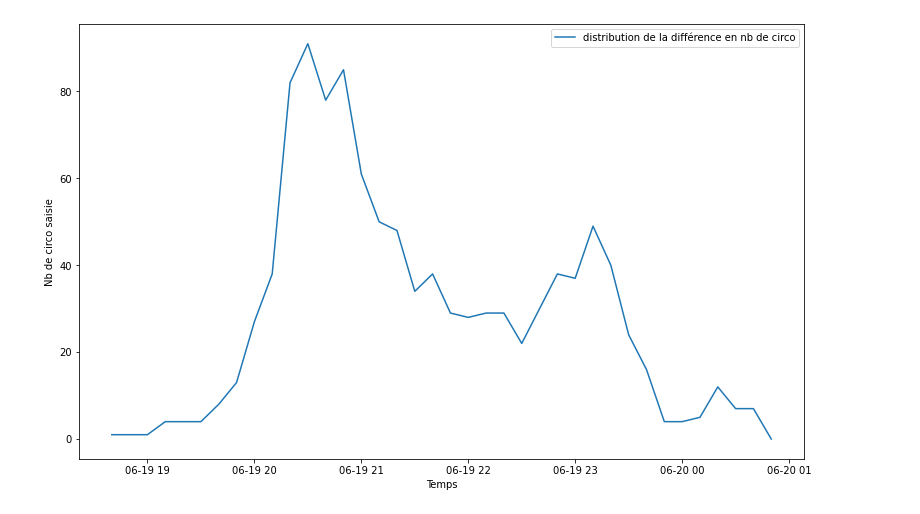
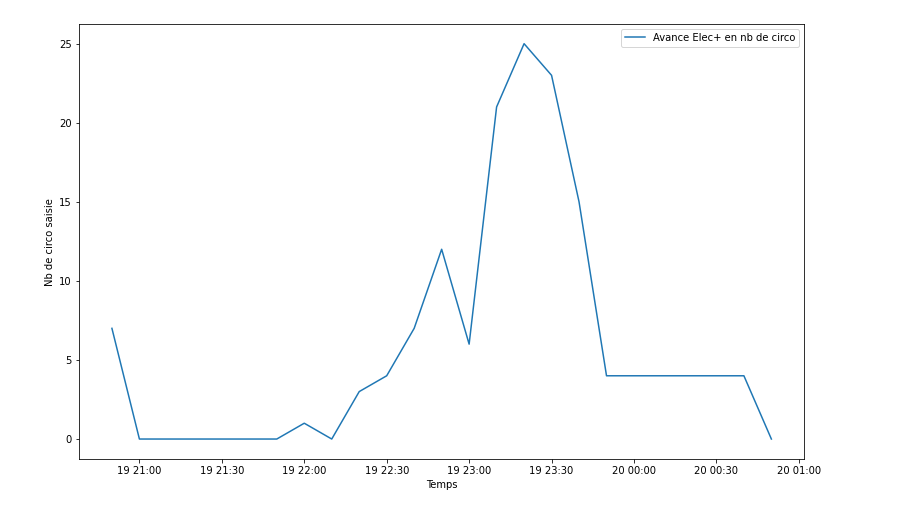
Before and after one commit to Thabet-Chaaouri/ElectionsFTV, a Jupyter notebook: EtudeElec.ipynb, the cells around one changed output. Cells and saved outputs as stored; diff of their text form; code cells hidden in the pictures.

```diff
--- a/EtudeElec.ipynb
+++ b/EtudeElec.ipynb
@@ -18,3 +31,6 @@ df_elec_excence=df_elec_excence.drop(["Value","GMT_TIME", "Name"], axis=1)
 # %%
+#Calcul du delta Elec Excense en heures puis en minutes
 df_elec_excence["delta_saisie"]=df_elec_excence["Date première saisie excense"]-df_elec_excence["Date première saisie"]
 df_elec_excence["delta en minutes"] =df_elec_excence["delta_saisie"].dt.total_seconds()/60
+# Eliminer les outre mers
+df_elec_excence = df_elec_excence.drop(df_elec_excence[~df_elec_excence.LIEU.str.startswith("0")].index)
@@ -96,8 +112,3 @@ ax.legend();
-# %%
-first_sais_elec=pd.DataFrame(df_elec_excence.resample('10T', on="Date première saisie").LIEU.count().cumsum()).reset_index()
-last_sais_elec=pd.DataFrame(df_elec_excence.resample('10T', on="Date dernière saisie").LIEU.count().cumsum()).reset_index()
-first_sais_exce=pd.DataFrame(df_elec_excence.resample('10T', on="Date première saisie excense").LIEU.count().cumsum()).reset_index()
-Compa_firstsaisie=pd.merge(first_sais_elec,first_sais_exce, left_on="Date première saisie", right_on="Date première saisie excense", how="outer" )
 # %%
 Compa_firstsaisie=Compa_firstsaisie.drop("Date première saisie excense", axis=1)
 
@@ -116,0 +147,18 @@ Compa_firstsaisie["delta_nb_circo"]=Compa_firstsaisie.nb_circo_elec-Compa_firsts
+# %%
+def build_cumsum_circo(antenne):
+    df_antenne=df_elec_excence.loc[df_elec_excence.REDACTION==antenne]
+    first_sais_antenne_elec=pd.DataFrame(df_antenne.resample('10T', on="Date première saisie").LIEU.count().cumsum()).reset_index()
+    first_sais_antenne_exce=pd.DataFrame(df_antenne.resample('10T', on="Date première saisie excense").LIEU.count().cumsum()).reset_index()
+    Compa_firstsaisie_antenne=pd.merge(first_sais_antenne_elec,first_sais_antenne_exce, left_on="Date première saisie", right_on="Date première saisie excense",
+                           how="outer" )
+    Compa_firstsaisie_antenne=Compa_firstsaisie_antenne.drop("Date première saisie excense", axis=1)
+    Compa_firstsaisie_antenne.rename({"LIEU_x":"nb_circo_elec",
+                          "LIEU_y":"nb_circo_excense"},axis=1, inplace=True)
+    start, end = first_sais_antenne_elec["Date première saisie"].min() , first_sais_antenne_exce["Date première saisie excense"].max()
+    new_index = pd.date_range(start, end, freq="10T")
+    Compa_firstsaisie_antenne.index=new_index
+    Compa_firstsaisie_antenne=Compa_firstsaisie_antenne.drop("Date première saisie", axis=1)
+    Compa_firstsaisie_antenne.nb_circo_elec=Compa_firstsaisie_antenne.nb_circo_elec.ffill()
+    Compa_firstsaisie_antenne.nb_circo_excense=Compa_firstsaisie_antenne.nb_circo_excense.fillna(0)
+    Compa_firstsaisie_antenne["delta_nb_circo"]=Compa_firstsaisie_antenne.nb_circo_elec-Compa_firstsaisie_antenne.nb_circo_excense
+    return Compa_firstsaisie_antenne
@@ -116,0 +177,9 @@ Compa_firstsaisie["delta_nb_circo"]=Compa_firstsaisie.nb_circo_elec-Compa_firsts
+# %%
+Compa_firstsaisie_idf=build_cumsum_circo("VANVES")
+
+fig, ax =plt.subplots()
+ax.plot(Compa_firstsaisie_idf.index,Compa_firstsaisie_idf.nb_circo_elec, label="Elec+")
+ax.plot(Compa_firstsaisie_idf.index,Compa_firstsaisie_idf.nb_circo_excense, label="Excense")
+ax.set_xlabel("Temps")
+ax.set_ylabel("Nb de circo saisie")
+ax.legend();
@@ -117,8 +188,8 @@ Compa_firstsaisie["delta_nb_circo"]=Compa_firstsaisie.nb_circo_elec-Compa_firsts
 # %%
 fig, ax =plt.subplots()
-ax.plot(Compa_firstsaisie.index, Compa_firstsaisie.delta_nb_circo, label="distribution de la différence en nb de circo")
+ax.plot(Compa_firstsaisie_idf.index, Compa_firstsaisie_idf.delta_nb_circo, label="Avance Elec+ en nb de circo")
 ax.set_xlabel("Temps")
 ax.set_ylabel("Nb de circo saisie")
 ax.legend();
 # %% [output]
-[figure, old version]
+[figure, new version]
```
Also changed, not shown: parts of 54 cells of this notebook.
